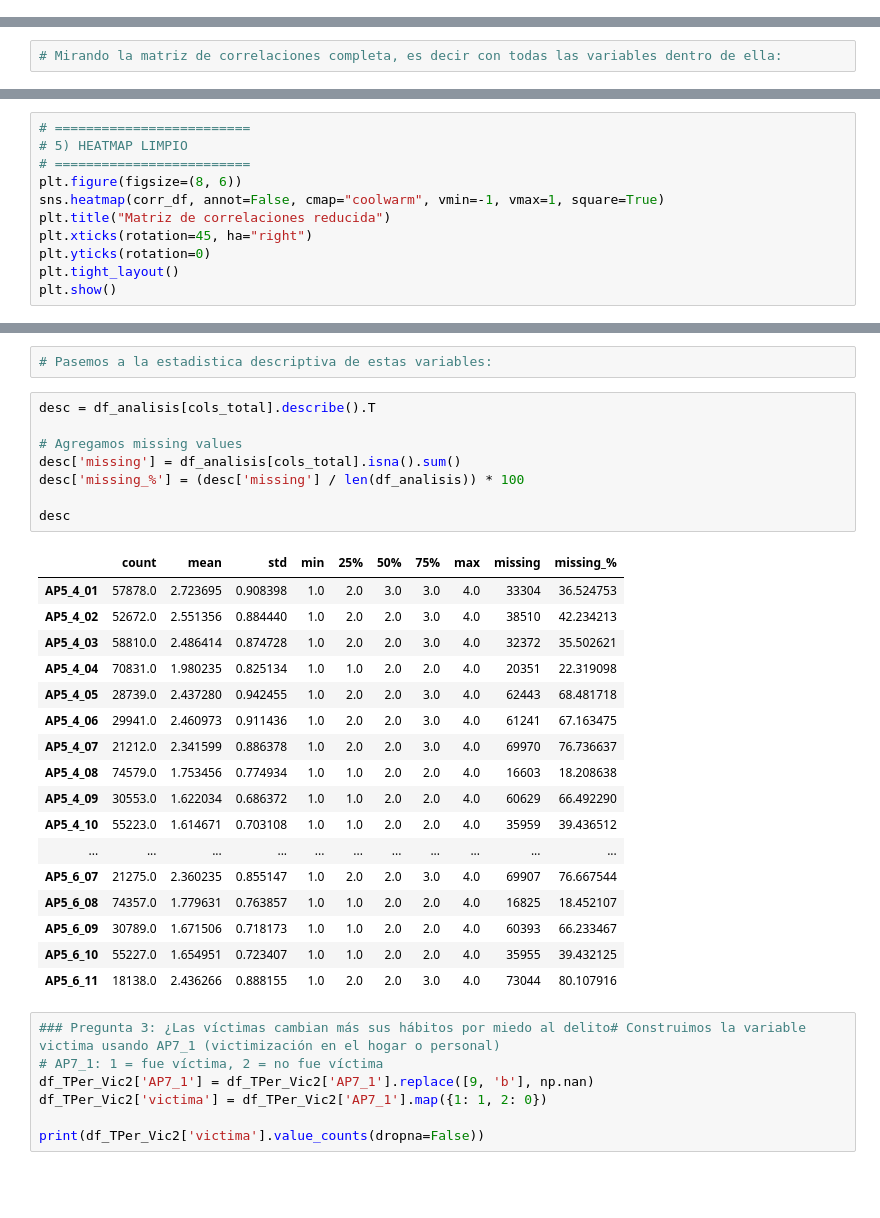
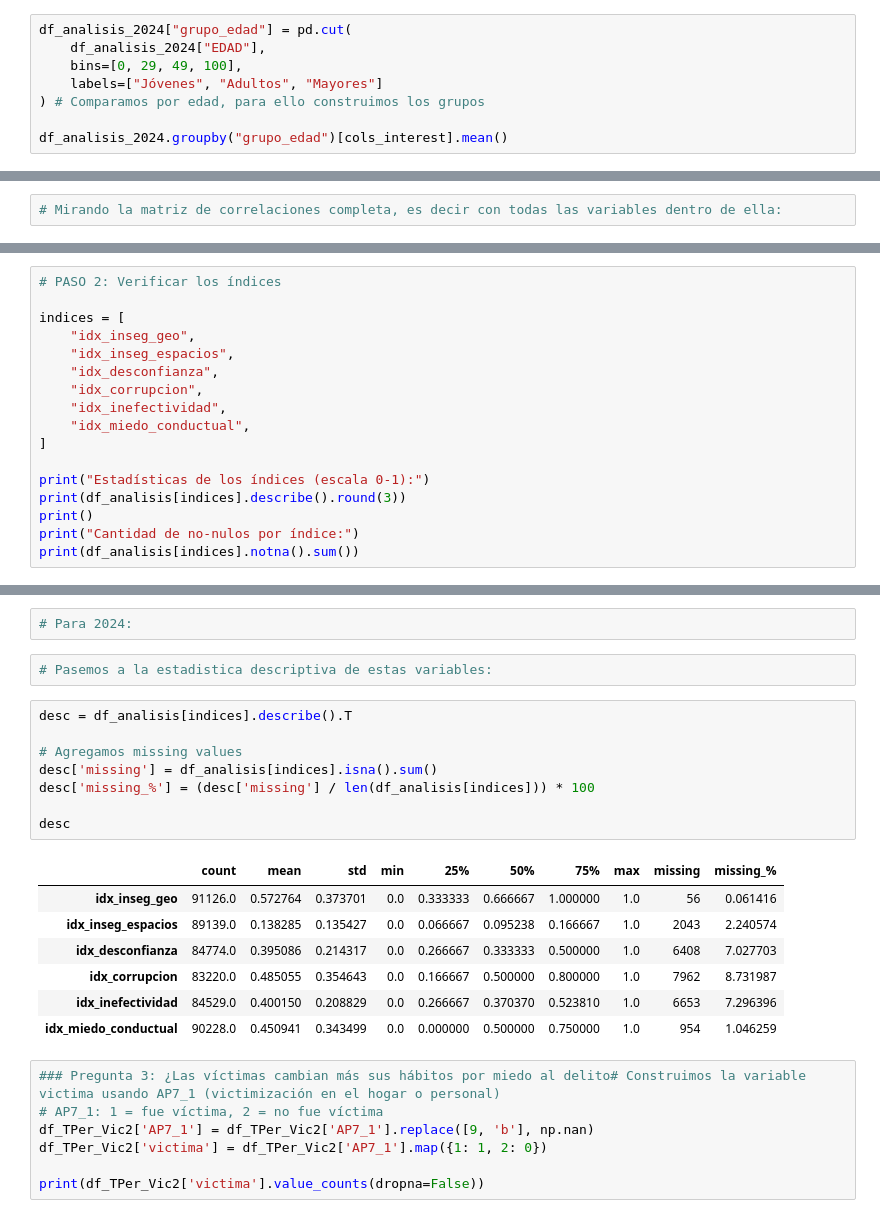
Before and after one commit to mariasolsampogna/E337_Grupo2, a Jupyter notebook: Cosas Poster/Poster.ipynb, the cells around one changed output, grey strips where cells are left out. Saved outputs shown, nothing was run; the diff lists cells and outputs as text; blank space fills up the shorter version.

```diff
--- a/Cosas Poster/Poster.ipynb
+++ b/Cosas Poster/Poster.ipynb
@@ -694,3 +847,11 @@ df_analisis.groupby("grupo_edad")[cols_interest].mean()
 | Jóvenes | 1.334347 | 1.602284 | 1.699679 | 1.598811 | 1.602192 | 2.653748 |
 | Adultos | 1.375052 | 1.634535 | 1.733319 | 1.628042 | 1.618793 | 2.656810 |
 | Mayores | 1.391750 | 1.630382 | 1.735992 | 1.555093 | 1.568442 | 2.670264 |
+# %%
+df_analisis_2024["grupo_edad"] = pd.cut(
+    df_analisis_2024["EDAD"],
+    bins=[0, 29, 49, 100],
+    labels=["Jóvenes", "Adultos", "Mayores"]
+) # Comparamos por edad, para ello construimos los grupos
+
+df_analisis_2024.groupby("grupo_edad")[cols_interest].mean()
@@ -1106,12 +1307,18 @@ AP4_4_A_rec                        1.000
 # %%
-# =========================
-# 5) HEATMAP LIMPIO
-# =========================
-plt.figure(figsize=(8, 6))
-sns.heatmap(corr_df, annot=False, cmap="coolwarm", vmin=-1, vmax=1, square=True)
-plt.title("Matriz de correlaciones reducida")
-plt.xticks(rotation=45, ha="right")
-plt.yticks(rotation=0)
-plt.tight_layout()
-plt.show()
+# PASO 2: Verificar los índices
+
+indices = [
+    "idx_inseg_geo",
+    "idx_inseg_espacios",
+    "idx_desconfianza",
+    "idx_corrupcion",
+    "idx_inefectividad",
+    "idx_miedo_conductual",
+]
+
+print("Estadísticas de los índices (escala 0-1):")
+print(df_analisis[indices].describe().round(3))
+print()
+print("Cantidad de no-nulos por índice:")
+print(df_analisis[indices].notna().sum())
 # %% [output]
@@ -1119,31 +1413,23 @@ plt.show()
+# %%
+# Para 2024:
 # %%
 # Pasemos a la estadistica descriptiva de estas variables:
 # %%
-desc = df_analisis[cols_total].describe().T
+desc = df_analisis[indices].describe().T
 
 # Agregamos missing values
-desc['missing'] = df_analisis[cols_total].isna().sum()
-desc['missing_%'] = (desc['missing'] / len(df_analisis)) * 100
+desc['missing'] = df_analisis[indices].isna().sum()
+desc['missing_%'] = (desc['missing'] / len(df_analisis[indices])) * 100
 
 desc
 # %% [output]
 |  | count | mean | std | min | 25% | 50% | 75% | max | missing | missing_% |
-| AP5_4_01 | 57878.0 | 2.723695 | 0.908398 | 1.0 | 2.0 | 3.0 | 3.0 | 4.0 | 33304 | 36.524753 |
-| AP5_4_02 | 52672.0 | 2.551356 | 0.884440 | 1.0 | 2.0 | 2.0 | 3.0 | 4.0 | 38510 | 42.234213 |
-| AP5_4_03 | 58810.0 | 2.486414 | 0.874728 | 1.0 | 2.0 | 2.0 | 3.0 | 4.0 | 32372 | 35.502621 |
-| AP5_4_04 | 70831.0 | 1.980235 | 0.825134 | 1.0 | 1.0 | 2.0 | 2.0 | 4.0 | 20351 | 22.319098 |
-| AP5_4_05 | 28739.0 | 2.437280 | 0.942455 | 1.0 | 2.0 | 2.0 | 3.0 | 4.0 | 62443 | 68.481718 |
-| AP5_4_06 | 29941.0 | 2.460973 | 0.911436 | 1.0 | 2.0 | 2.0 | 3.0 | 4.0 | 61241 | 67.163475 |
-| AP5_4_07 | 21212.0 | 2.341599 | 0.886378 | 1.0 | 2.0 | 2.0 | 3.0 | 4.0 | 69970 | 76.736637 |
-| AP5_4_08 | 74579.0 | 1.753456 | 0.774934 | 1.0 | 1.0 | 2.0 | 2.0 | 4.0 | 16603 | 18.208638 |
-| AP5_4_09 | 30553.0 | 1.622034 | 0.686372 | 1.0 | 1.0 | 2.0 | 2.0 | 4.0 | 60629 | 66.492290 |
-| AP5_4_10 | 55223.0 | 1.614671 | 0.703108 | 1.0 | 1.0 | 2.0 | 2.0 | 4.0 | 35959 | 39.436512 |
-| ... | ... | ... | ... | ... | ... | ... | ... | ... | ... | ... |
-| AP5_6_07 | 21275.0 | 2.360235 | 0.855147 | 1.0 | 2.0 | 2.0 | 3.0 | 4.0 | 69907 | 76.667544 |
-| AP5_6_08 | 74357.0 | 1.779631 | 0.763857 | 1.0 | 1.0 | 2.0 | 2.0 | 4.0 | 16825 | 18.452107 |
-| AP5_6_09 | 30789.0 | 1.671506 | 0.718173 | 1.0 | 1.0 | 2.0 | 2.0 | 4.0 | 60393 | 66.233467 |
-| AP5_6_10 | 55227.0 | 1.654951 | 0.723407 | 1.0 | 1.0 | 2.0 | 2.0 | 4.0 | 35955 | 39.432125 |
-| AP5_6_11 | 18138.0 | 2.436266 | 0.888155 | 1.0 | 2.0 | 2.0 | 3.0 | 4.0 | 73044 | 80.107916 |
+| idx_inseg_geo | 91126.0 | 0.572764 | 0.373701 | 0.0 | 0.333333 | 0.666667 | 1.000000 | 1.0 | 56 | 0.061416 |
+| idx_inseg_espacios | 89139.0 | 0.138285 | 0.135427 | 0.0 | 0.066667 | 0.095238 | 0.166667 | 1.0 | 2043 | 2.240574 |
+| idx_desconfianza | 84774.0 | 0.395086 | 0.214317 | 0.0 | 0.266667 | 0.333333 | 0.500000 | 1.0 | 6408 | 7.027703 |
+| idx_corrupcion | 83220.0 | 0.485055 | 0.354643 | 0.0 | 0.166667 | 0.500000 | 0.800000 | 1.0 | 7962 | 8.731987 |
+| idx_inefectividad | 84529.0 | 0.400150 | 0.208829 | 0.0 | 0.266667 | 0.370370 | 0.523810 | 1.0 | 6653 | 7.296396 |
+| idx_miedo_conductual | 90228.0 | 0.450941 | 0.343499 | 0.0 | 0.000000 | 0.500000 | 0.750000 | 1.0 | 954 | 1.046259 |
 # %%
 ### Pregunta 3: ¿Las víctimas cambian más sus hábitos por miedo al delito# Construimos la variable victima usando AP7_1 (victimización en el hogar o personal)
 # AP7_1: 1 = fue víctima, 2 = no fue víctima
```
Also changed, not shown: parts of 27 cells of this notebook.
